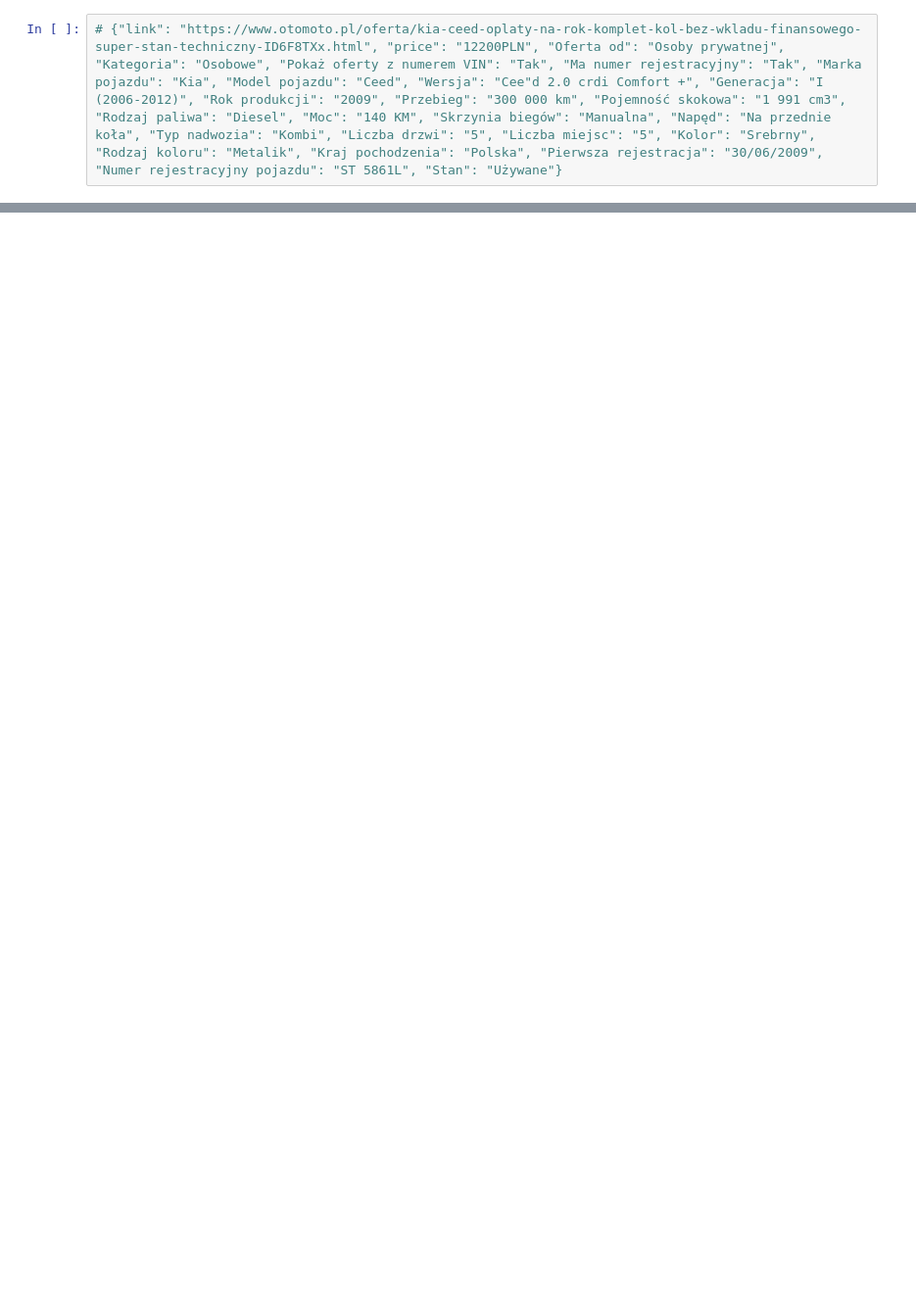
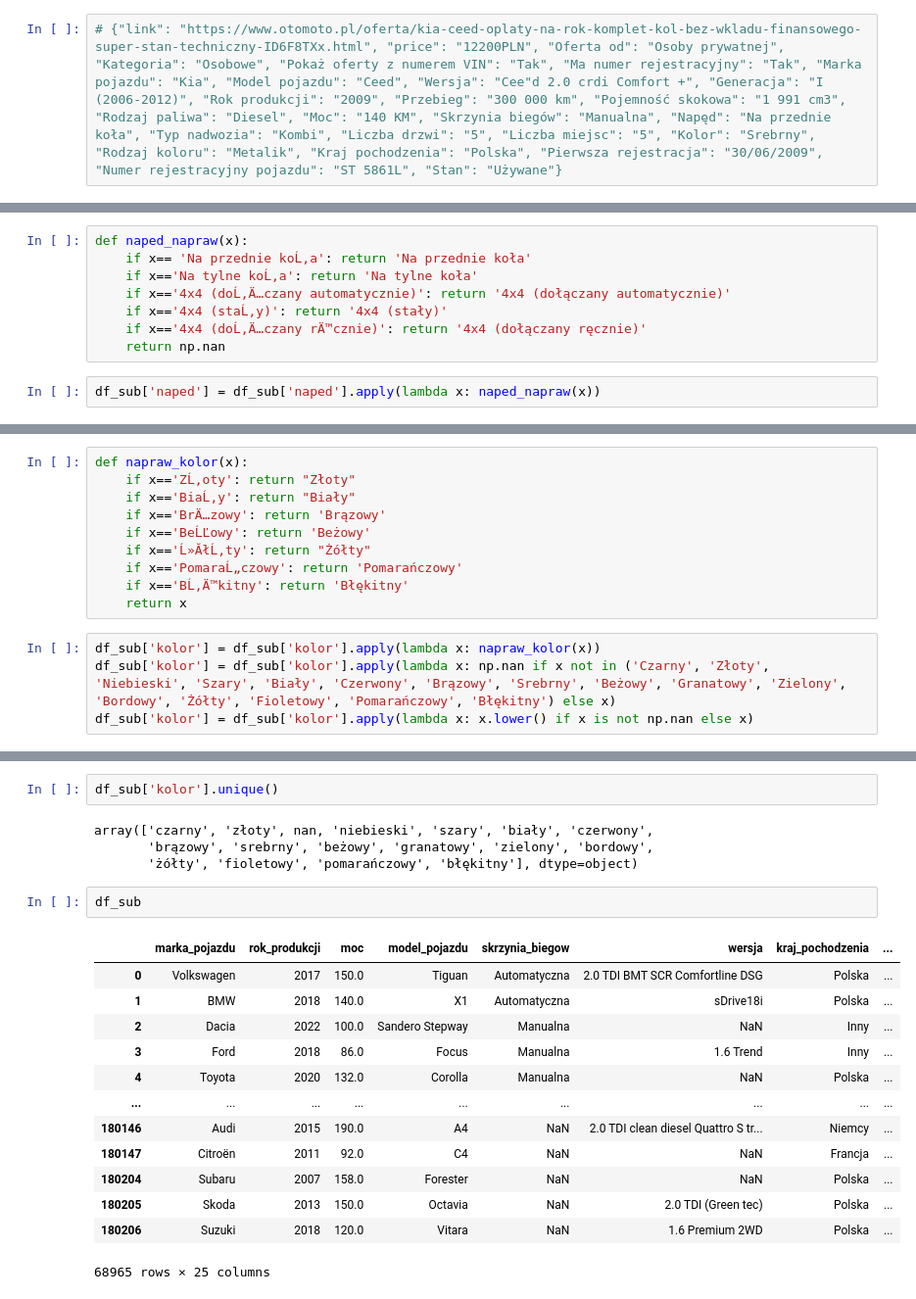
Before and after one commit to Pedrevsky/otomoto, a Jupyter notebook: explore_data.ipynb, the cells around one changed output, grey strips where cells are left out. Shown at 98% size. Cells and saved outputs as stored; diff of their text form; blank space fills up the shorter version.

```diff
--- a/explore_data.ipynb
+++ b/explore_data.ipynb
@@ -68,0 +544,10 @@ df
+# %%
+def naped_napraw(x):
+    if x== 'Na przednie koĹ‚a': return 'Na przednie koła'
+    if x=='Na tylne koĹ‚a': return 'Na tylne koła'
+    if x=='4x4 (doĹ‚Ä…czany automatycznie)': return '4x4 (dołączany automatycznie)'
+    if x=='4x4 (staĹ‚y)': return '4x4 (stały)'
+    if x=='4x4 (doĹ‚Ä…czany rÄ™cznie)': return '4x4 (dołączany ręcznie)'
+    return np.nan
+# %%
+df_sub['naped'] = df_sub['naped'].apply(lambda x: naped_napraw(x))
@@ -68,0 +569,14 @@ df
+# %%
+def napraw_kolor(x):
+    if x=='ZĹ‚oty': return "Złoty"
+    if x=='BiaĹ‚y': return "Biały"
+    if x=='BrÄ…zowy': return 'Brązowy'
+    if x=='BeĹĽowy': return 'Beżowy'
+    if x=='Ĺ»ĂłĹ‚ty': return "Żółty"
+    if x=='PomaraĹ„czowy': return 'Pomarańczowy'
+    if x=='BĹ‚Ä™kitny': return 'Błękitny'
+    return x
+# %%
+df_sub['kolor'] = df_sub['kolor'].apply(lambda x: napraw_kolor(x))
+df_sub['kolor'] = df_sub['kolor'].apply(lambda x: np.nan if x not in ('Czarny', 'Złoty', 'Niebieski', 'Szary', 'Biały', 'Czerwony', 'Brązowy', 'Srebrny', 'Beżowy', 'Granatowy', 'Zielony', 'Bordowy', 'Żółty', 'Fioletowy', 'Pomarańczowy', 'Błękitny') else x)
+df_sub['kolor'] = df_sub['kolor'].apply(lambda x: x.lower() if x is not np.nan else x)
@@ -68,0 +599,22 @@ df
+# %%
+df_sub['kolor'].unique()
+# %% [output]
+array(['czarny', 'złoty', nan, 'niebieski', 'szary', 'biały', 'czerwony',
+       'brązowy', 'srebrny', 'beżowy', 'granatowy', 'zielony', 'bordowy',
+       'żółty', 'fioletowy', 'pomarańczowy', 'błękitny'], dtype=object)
+# %%
+df_sub
+# %% [output]
+|  | marka_pojazdu | rok_produkcji | moc | model_pojazdu | skrzynia_biegow | wersja | kraj_pochodzenia | ... |
+| 0 | Volkswagen | 2017 | 150.0 | Tiguan | Automatyczna | 2.0 TDI BMT SCR Comfortline DSG | Polska | ... |
+| 1 | BMW | 2018 | 140.0 | X1 | Automatyczna | sDrive18i | Polska | ... |
+| 2 | Dacia | 2022 | 100.0 | Sandero Stepway | Manualna | NaN | Inny | ... |
+| 3 | Ford | 2018 | 86.0 | Focus | Manualna | 1.6 Trend | Inny | ... |
+| 4 | Toyota | 2020 | 132.0 | Corolla | Manualna | NaN | Polska | ... |
+| ... | ... | ... | ... | ... | ... | ... | ... | ... |
+| 180146 | Audi | 2015 | 190.0 | A4 | NaN | 2.0 TDI clean diesel Quattro S tr... | Niemcy | ... |
+| 180147 | Citroën | 2011 | 92.0 | C4 | NaN | NaN | Francja | ... |
+| 180204 | Subaru | 2007 | 158.0 | Forester | NaN | NaN | Polska | ... |
+| 180205 | Skoda | 2013 | 150.0 | Octavia | NaN | 2.0 TDI (Green tec) | Polska | ... |
+| 180206 | Suzuki | 2018 | 120.0 | Vitara | NaN | 1.6 Premium 2WD | Polska | ... |
+68965 rows × 25 columns
```
Also changed, not shown: parts of 57 cells of this notebook, 1 other file.
